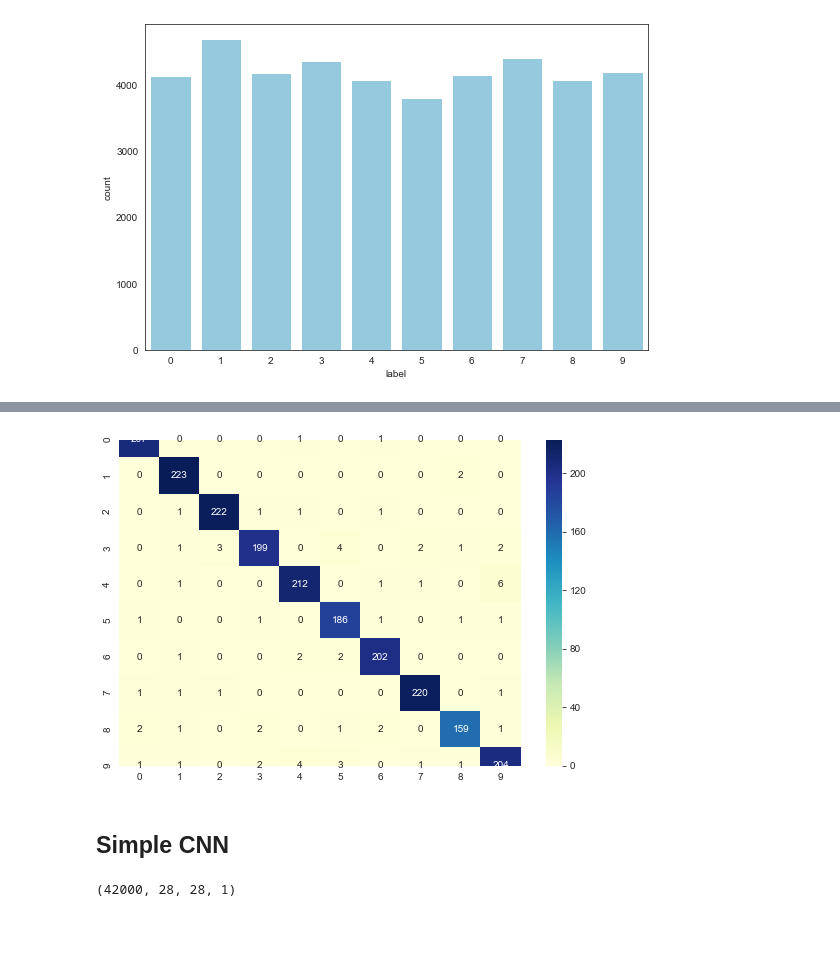
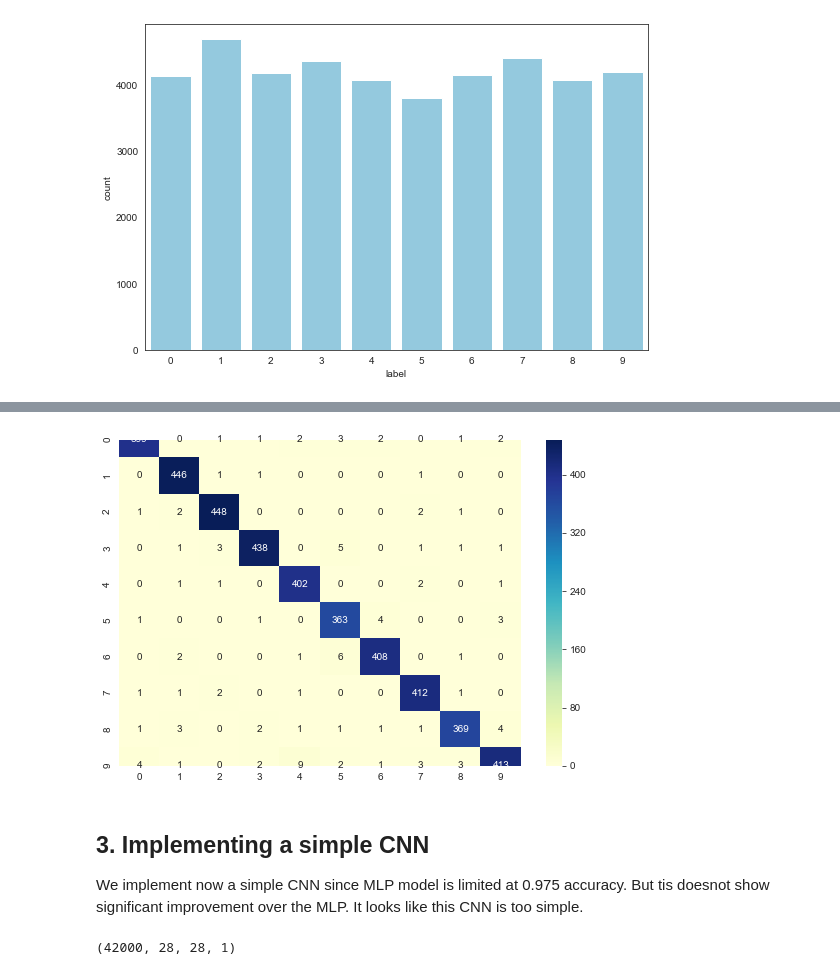
Before and after one commit to cedric-bertrand/DS-py, a Jupyter notebook: NN/mnist/mnist-nn.ipynb, the cells around one changed output, grey strips where cells are left out. Drawn from its saved outputs; the diff is of its cells as text; code cells hidden in the pictures; blank space fills up the shorter version.

```diff
--- a/NN/mnist/mnist-nn.ipynb
+++ b/NN/mnist/mnist-nn.ipynb
@@ -71,5 +78,5 @@ for ax in axs.flat:
 X = X / 255.0
 
 # extract train and validation set
-X_train, X_val, y_train, y_val = train_test_split(X, y, test_size=0.05)
+X_train, X_val, y_train, y_val = train_test_split(X, y, test_size=0.10)
 # %% [markdown]
@@ -151,0 +167,40 @@ sns.lineplot(data=df_history[['acc','val_acc']], palette="tab10", linewidth=2.5)
+# %%
+n_epochs = 15
+
+# empty lists to store models
+models = []
+# create empty dataframe to store history resukts
+df_history = pd.DataFrame()
+
+for dropout in [i/10 for i in range(6)]:
+    mlp = Sequential([
+        Dense(128, activation='relu', input_shape=(784,)),
+        Dropout(rate=dropout),
+        Dense(64, activation='sigmoid'),
+        Dropout(rate=dropout),
+        Dense(10, activation='softmax'),
+        ])
+    # add the new model to the list of models
+    models.append(mlp)
+
+    mlp.compile(
+        optimizer='adam',
+        loss='categorical_crossentropy',
+        metrics=['accuracy'],
+        )
+
+    print('Fit model, dropout rate = {:.2f}'.format(dropout))
+    history = mlp.fit(
+        X_train,
+        to_categorical(y_train),
+        epochs = n_epochs,
+        validation_data = (X_val, to_categorical(y_val)),
+        batch_size = 32,
+        callbacks = [early_stop]
+        )
+
+    # load history in dataframe and plot accuracy of training and validation data
+    df = pd.DataFrame(history.history)
+    df['epoch'] = [i+1 for i in range(df.shape[0])]
+    df['dropout'] = dropout
+    df_history = pd.concat([df_history, df], axis=0, sort=False)
@@ -152,12 +231,15 @@ sns.lineplot(data=df_history[['acc','val_acc']], palette="tab10", linewidth=2.5)
 # %%
+# reload best model, dropout rate = 0.2
+mlp = models[2]
+
 # get prediction on full dataset
 y_pred = mlp.predict(X_val)
 y_pred = np.argmax(y_pred,axis=1)
 
 confusion_mtx = confusion_matrix(y_val, y_pred)
 sns.heatmap(data=confusion_mtx, annot=True, fmt='d', cmap='YlGnBu');
 # %% [output]
-[figure, old version]
+[figure, new version]
 # %%
 # save weights
 mlp.save_weights('./output/mnist_mlp_dropout.h5')
@@ -179,5 +261,3 @@ submission.to_csv('./output/submission-mlp_dropout.csv',
                   columns=['ImageId','Label'],
                   header=True,
                   index=False)
-# %% [markdown]
-## Simple CNN
@@ -184,3 +267,6 @@ submission.to_csv('./output/submission-mlp_dropout.csv',
+# %% [markdown]
+## 3. Implementing a simple CNN
+We implement now a simple CNN since MLP model is limited at 0.975 accuracy. But tis doesnot show significant improvement over the MLP. It looks like this CNN is too simple.
 # %%
 # Reshape the images
 img_size = 28
```
Also changed, not shown: parts of 23 cells of this notebook.
